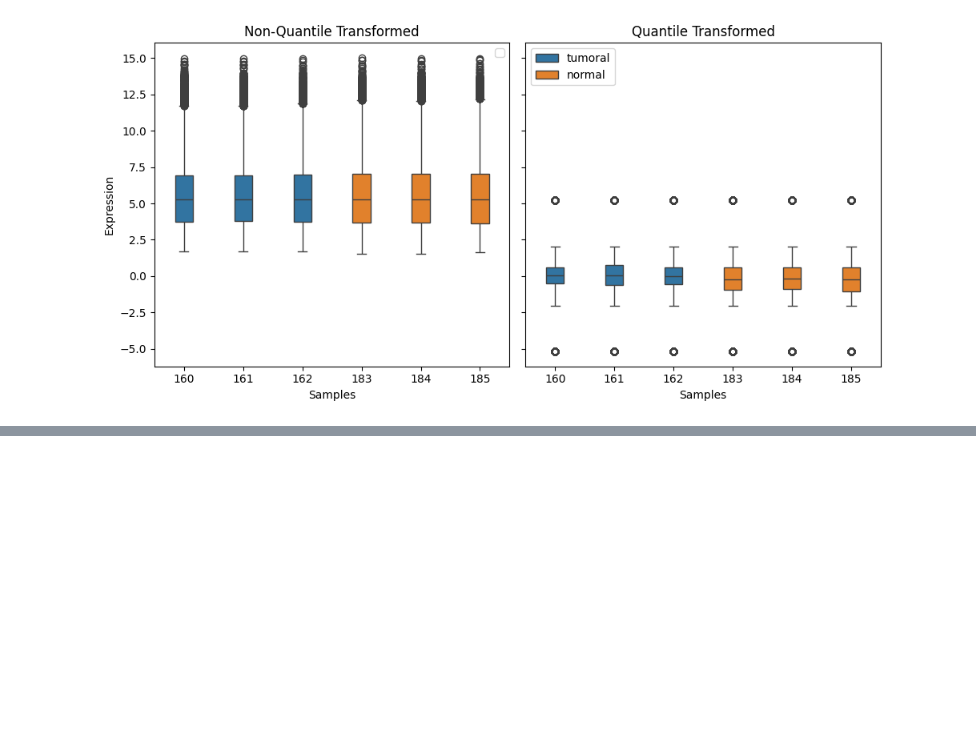
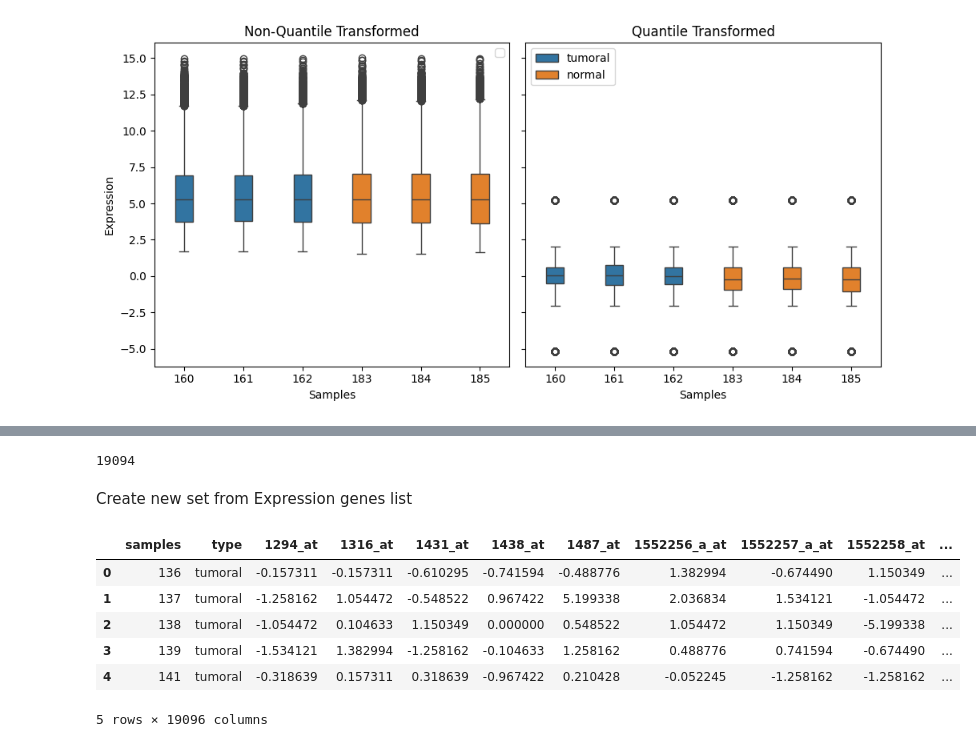
Before and after one commit to Natalia-Rodrigo/Mid_bootcam_project, a Jupyter notebook: notebooks/Tim.ipynb, the cells around one changed output, grey strips where cells are left out. Cells and saved outputs as stored; diff of their text form; code cells hidden in the pictures; blank space fills up the shorter version.

```diff
--- a/notebooks/Tim.ipynb
+++ b/notebooks/Tim.ipynb
@@ -8,5 +10,8 @@ Load DataSet from CSV with Pandas
 # %%
-main = pd.read_csv('../Raw_Data/Prostate_GSE46602.csv')
+DataSet1 = '../Raw_Data/Prostate_GSE46602.csv'
+DataSet2 = '../Raw_Data/Prostate_GSE46602.csv'
+
+main = pd.read_csv(DataSet1)
 main.head()
 # %% [output]
 |  | samples | type | 1007_s_at | 1053_at | 117_at | 121_at | 1255_g_at | 1294_at | 1316_at | 1320_at | ... | ... |
@@ -72,0 +79,20 @@ Check Model stats / See on other sets
+# %%
+# Get list of ExpressionGenes with the cleaning function
+expression_genes = cf.getListDifferentialGenes(df=main, psig=0.05, tumor_column='type', tumor_value='tumoral')
+print(len(expression_genes))
+# %% [output]
+19094
+# %% [markdown]
+Create new set from Expression genes list
+# %%
+# Create new set to only include the expression_Genes from previous function
+main_transformed = main_transformed[['samples', 'type'] + expression_genes]
+main_transformed.head()
+# %% [output]
+|  | samples | type | 1294_at | 1316_at | 1431_at | 1438_at | 1487_at | 1552256_a_at | 1552257_a_at | 1552258_at | ... |
+| 0 | 136 | tumoral | -0.157311 | -0.157311 | -0.610295 | -0.741594 | -0.488776 | 1.382994 | -0.674490 | 1.150349 | ... |
+| 1 | 137 | tumoral | -1.258162 | 1.054472 | -0.548522 | 0.967422 | 5.199338 | 2.036834 | 1.534121 | -1.054472 | ... |
+| 2 | 138 | tumoral | -1.054472 | 0.104633 | 1.150349 | 0.000000 | 0.548522 | 1.054472 | 1.150349 | -5.199338 | ... |
+| 3 | 139 | tumoral | -1.534121 | 1.382994 | -1.258162 | -0.104633 | 1.258162 | 0.488776 | 0.741594 | -0.674490 | ... |
+| 4 | 141 | tumoral | -0.318639 | 0.157311 | 0.318639 | -0.967422 | 0.210428 | -0.052245 | -1.258162 | -1.258162 | ... |
+5 rows × 19096 columns
```
Also changed, not shown: parts of 24 cells of this notebook, 1 other file.
